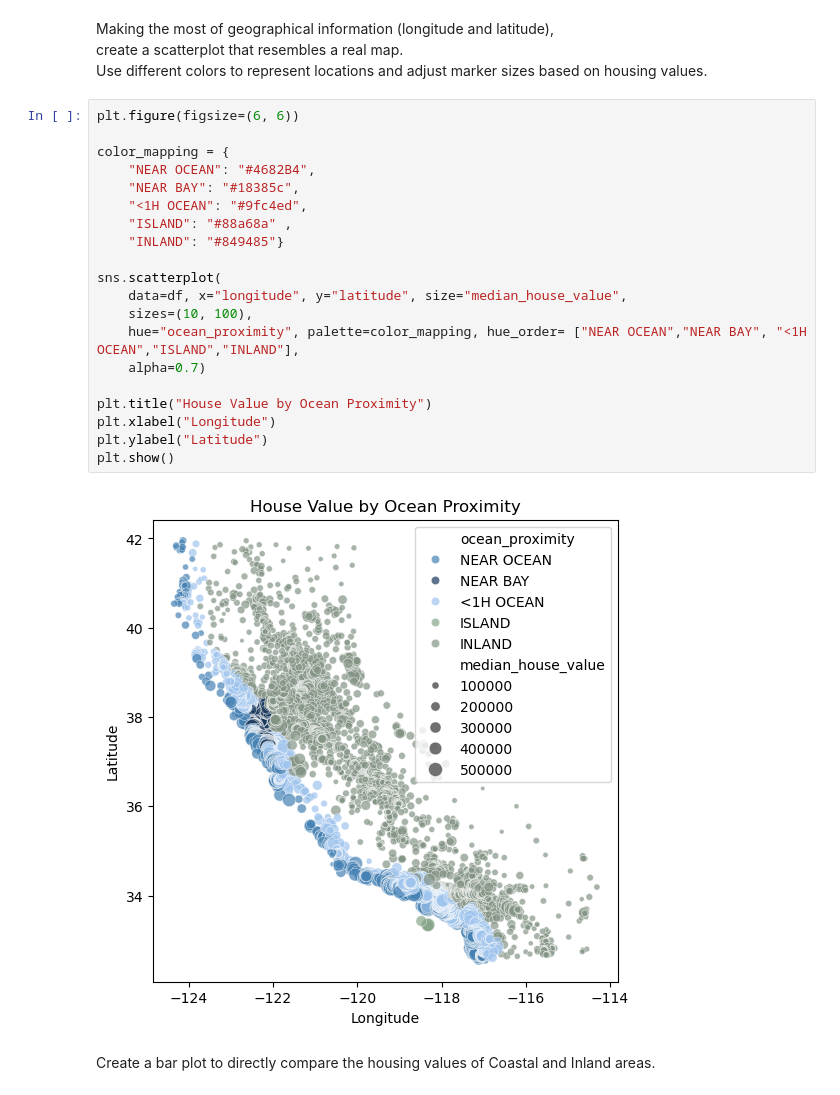
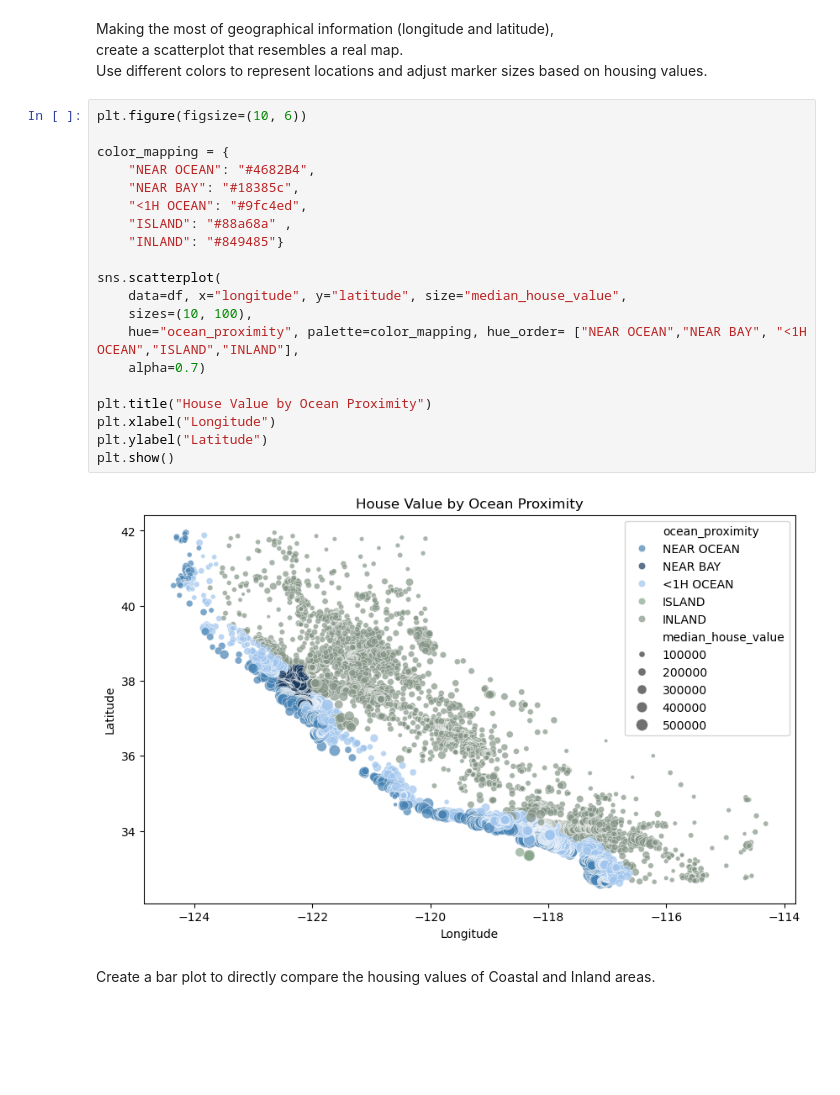
Before and after one commit to TyKang0514/WorkNotes, a Jupyter notebook: caliH/HousePricePred.ipynb, the cells around one changed output. Saved outputs shown, nothing was run; the diff lists cells and outputs as text; blank space fills up the shorter version.

```diff
--- a/caliH/HousePricePred.ipynb
+++ b/caliH/HousePricePred.ipynb
@@ -128,27 +131,27 @@ Making the most of geographical information (longitude and latitude),<br>
 create a scatterplot that resembles a real map. <br>
 Use different colors to represent locations and adjust marker sizes based on housing values.
 # %%
-plt.figure(figsize=(6, 6))
+plt.figure(figsize=(10, 6))
 
 color_mapping = {
     "NEAR OCEAN": "#4682B4",
     "NEAR BAY": "#18385c",
     "<1H OCEAN": "#9fc4ed",
     "ISLAND": "#88a68a" ,
     "INLAND": "#849485"}
 
 sns.scatterplot(
     data=df, x="longitude", y="latitude", size="median_house_value",
     sizes=(10, 100),
     hue="ocean_proximity", palette=color_mapping, hue_order= ["NEAR OCEAN","NEAR BAY", "<1H OCEAN","ISLAND","INLAND"],
     alpha=0.7)
 
 plt.title("House Value by Ocean Proximity")
 plt.xlabel("Longitude")
 plt.ylabel("Latitude")
 plt.show()
 # %% [output]
-[figure, old version]
+[figure, new version]
 # %% [markdown]
 Create a bar plot to directly compare the housing values of Coastal and Inland areas.
 # %%
```
Also changed, not shown: parts of 5 cells of this notebook.
